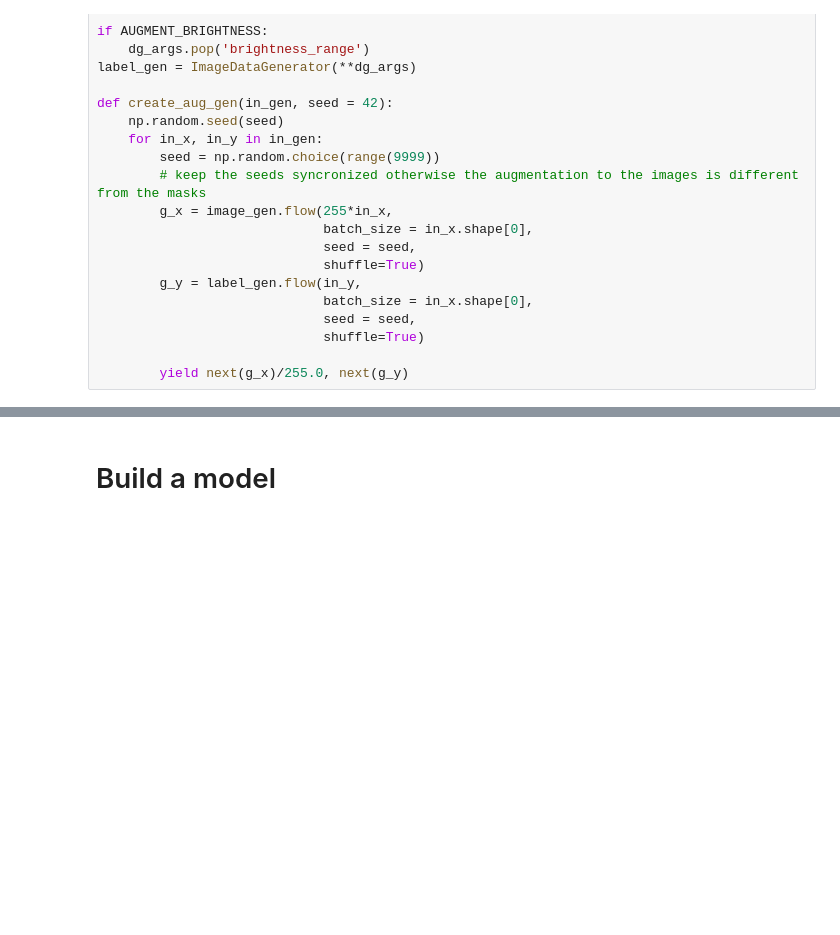
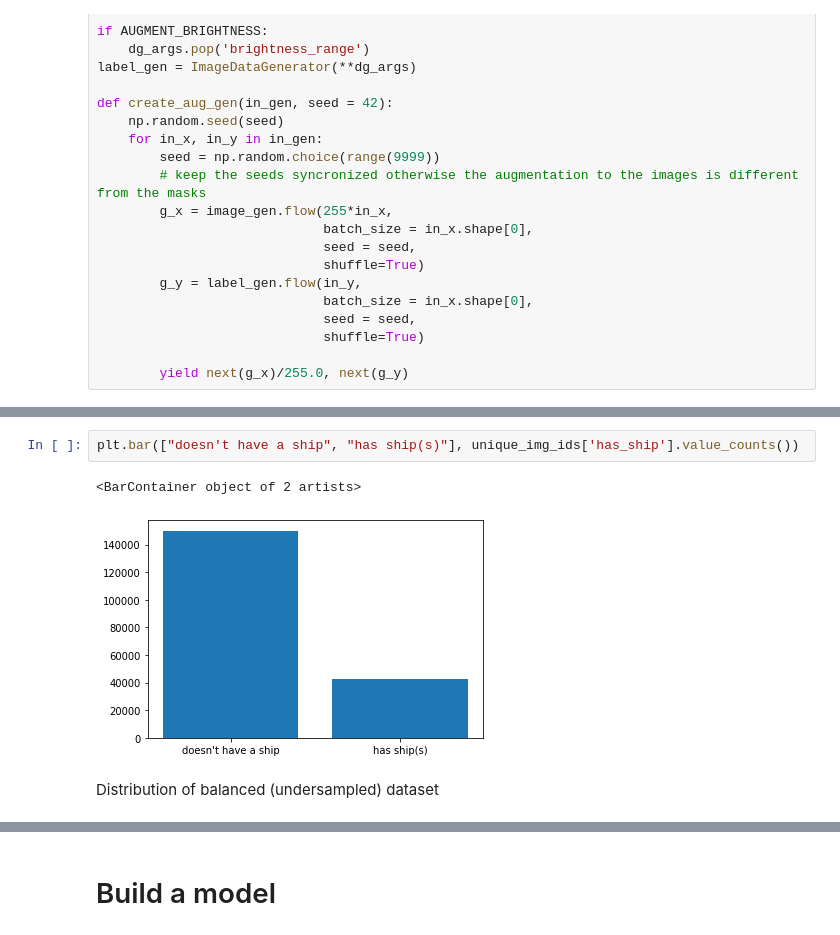
Before and after one commit to RuslanTar/Airbus-Ship-Detection-Challenge, a Jupyter notebook: Training model.ipynb, the cells around one changed output, grey strips where cells are left out. Drawn from its saved outputs; the diff is of its cells as text; blank space fills up the shorter version.

```diff
--- a/Training model.ipynb
+++ b/Training model.ipynb
@@ -311,0 +313,7 @@ Text(0.5, 1.0, 'ships')
+# %%
+plt.bar(["doesn't have a ship", "has ship(s)"], unique_img_ids['has_ship'].value_counts())
+# %% [output]
+<BarContainer object of 2 artists>
+[figure, added]
+# %% [markdown]
+Distribution of balanced (undersampled) dataset
```
Also changed, not shown: parts of 31 cells of this notebook.
